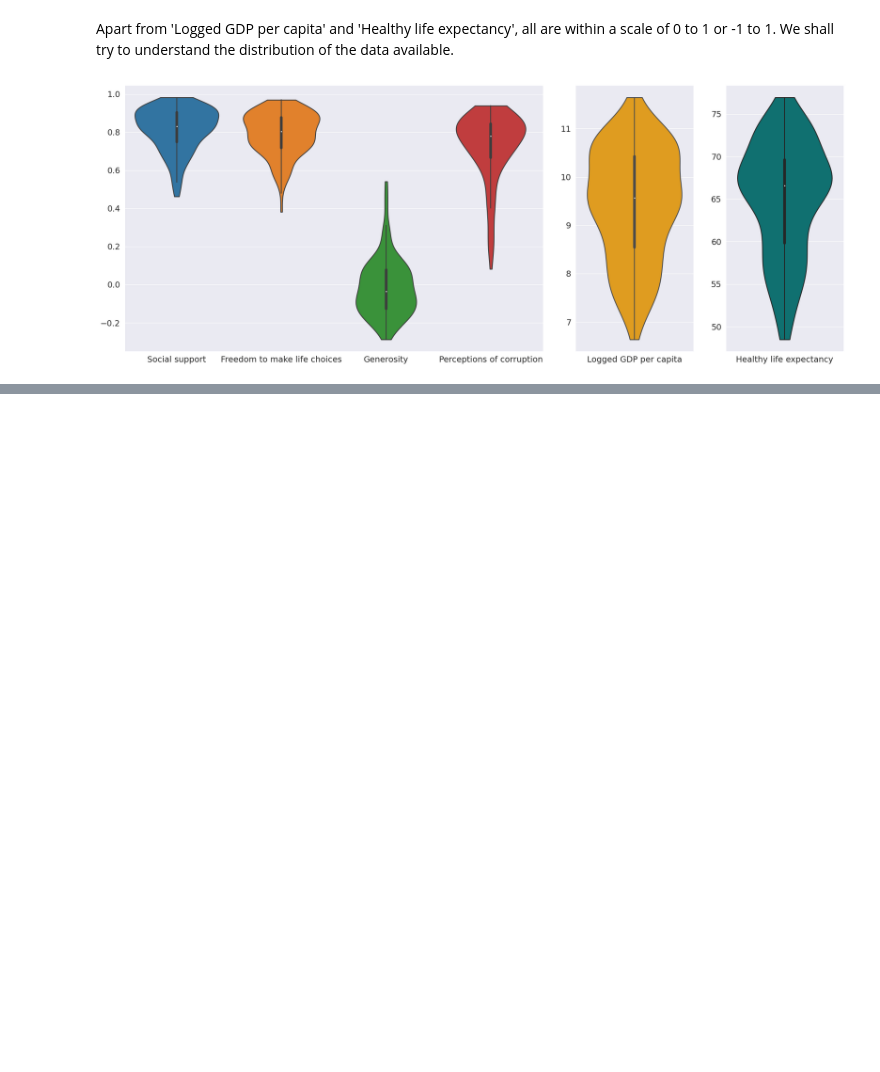
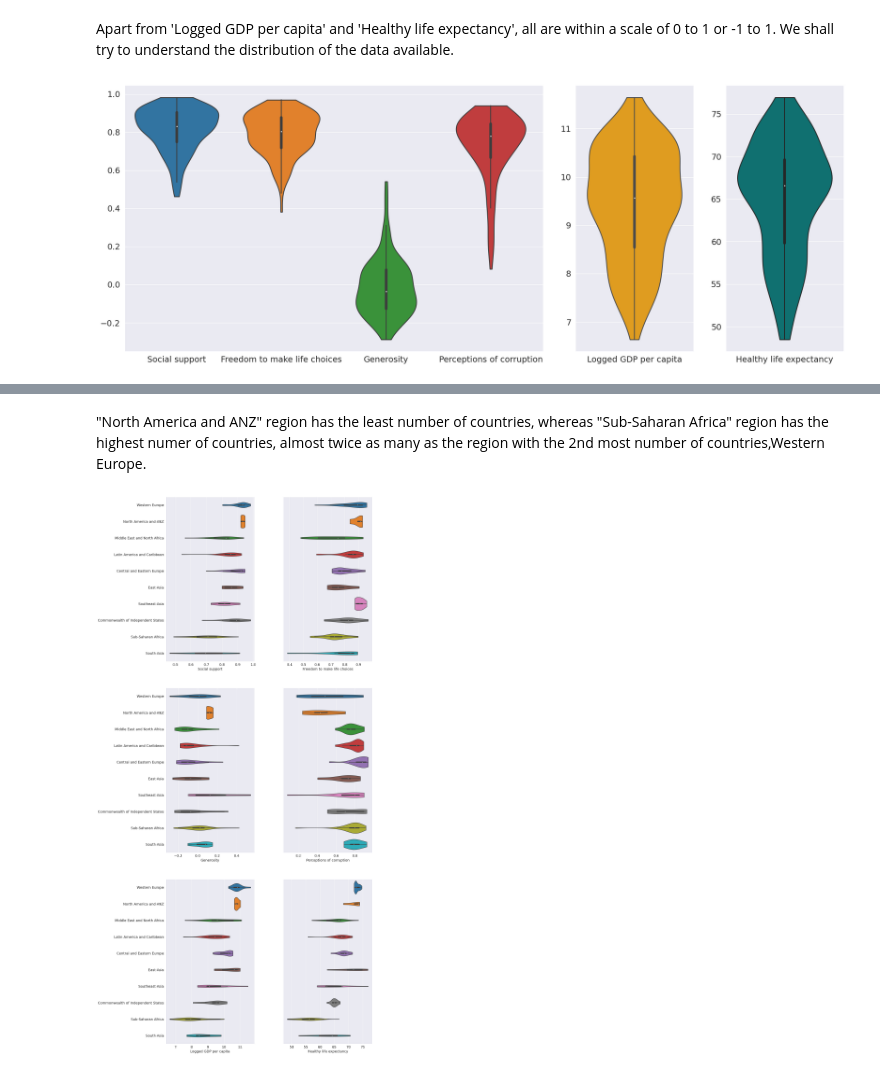
Before and after one commit to ameya932/World-Happiness-Report, a Jupyter notebook: World_Happiness_Report.ipynb, the cells around one changed output, grey strips where cells are left out. Saved outputs shown, nothing was run; the diff lists cells and outputs as text; code cells hidden in the pictures; blank space fills up the shorter version.

```diff
--- a/World_Happiness_Report.ipynb
+++ b/World_Happiness_Report.ipynb
@@ -126,0 +143,12 @@ plt.show()
+# %% [markdown]
+"North America and ANZ" region has the least number of countries, whereas "Sub-Saharan Africa" region has the highest numer of countries, almost twice as many as the region with the 2nd most number of countries,Western Europe.
+# %%
+fig, ax = plt.subplots(3,2,figsize=(16,32),sharey=True)
+for i,criteria in enumerate(['Social support', 'Freedom to make life choices', 'Generosity',
+       'Perceptions of corruption','Logged GDP per capita','Healthy life expectancy']):
+
+    p1 = sns.violinplot(data=report,x=criteria,orient='h',cut=0,y='Regional indicator',ax=ax.flatten()[i])
+    p1.set_ylabel(None)
+    fig.tight_layout(w_pad=8,h_pad=5)
+# %% [output]
+[figure, added]
```
Also changed, not shown: parts of 10 cells of this notebook.
